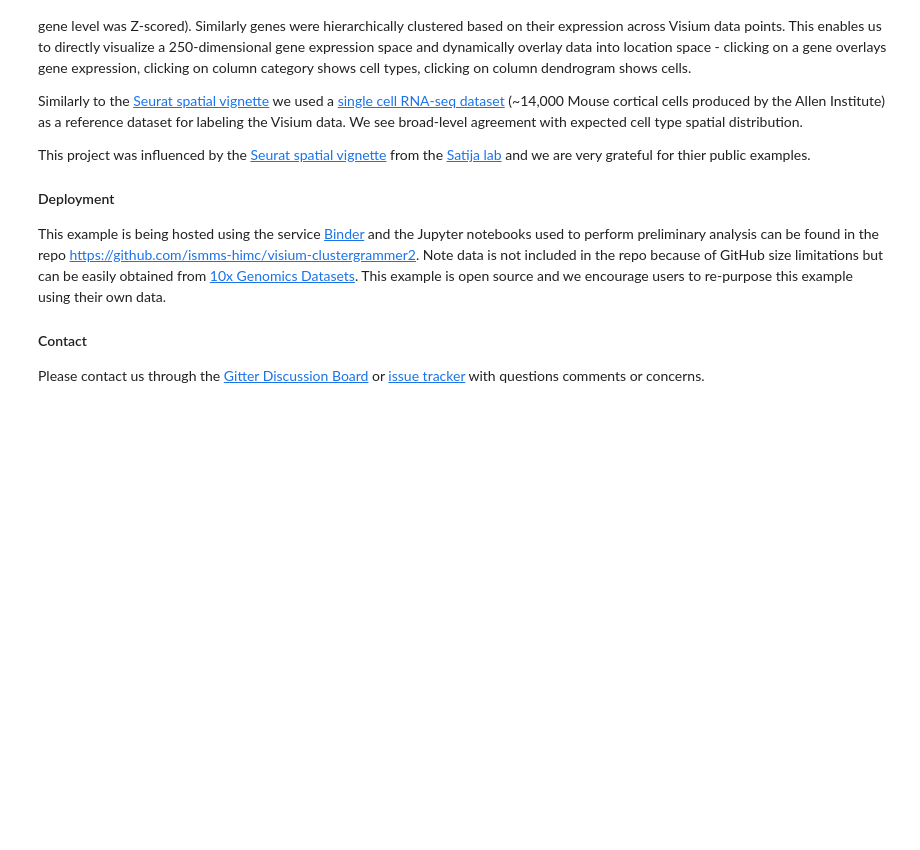
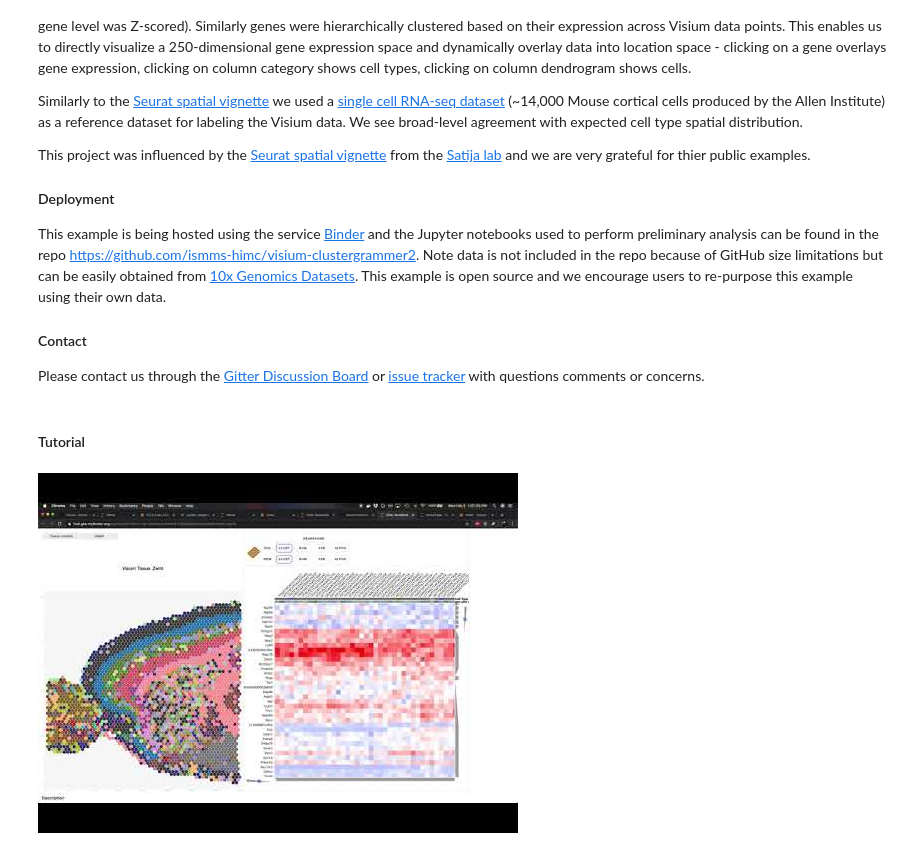
Before and after one commit to ismms-himc/visium-clustergrammer2, a Jupyter notebook: index.ipynb, the cells around one changed output. Saved outputs shown, nothing was run; the diff lists cells and outputs as text; code cells hidden in the pictures; blank space fills up the shorter version.

```diff
--- a/index.ipynb
+++ b/index.ipynb
@@ -244,3 +244,11 @@ This example is being hosted using the service [Binder](https://mybinder.org/) a
 
 #### Contact
 Please contact us through the [Gitter Discussion Board](https://gitter.im/clustergrammer2) or [issue tracker](https://github.com/ismms-himc/visium-clustergrammer2/issues) with questions comments or concerns.
+# %% [markdown]
+#### Tutorial
+# %%
+from IPython.display import YouTubeVideo
+
+YouTubeVideo('eGDZA-xm_oc', width=800, height=500)
+# %% [output]
+[figure, added]
```
